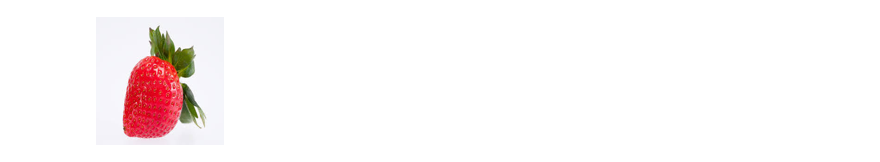
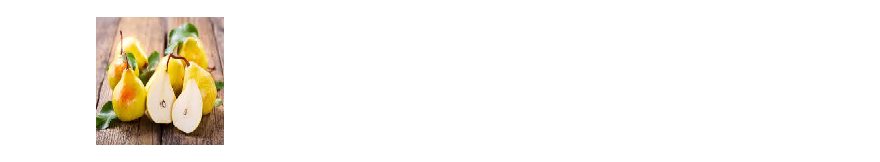
Before and after one commit to cortezm99/stats_project, a Jupyter notebook: classifier.ipynb, the cells around one changed output. Saved outputs shown, nothing was run; the diff lists cells and outputs as text; code cells hidden in the pictures.

```diff
--- a/classifier.ipynb
+++ b/classifier.ipynb
@@ -14,8 +14,14 @@ from tensorflow.keras.applications.vgg19 import VGG19
 # %%
 labels = ["organic", "recyclable"]
 # use an image of your choice and upload it then read it here
-img = Image.open("O_10.jpg")
-img = img.resize((128,128))
-img
+organic_test_img = Image.open("O.jpg")
+recycle_test_img = Image.open("R.jpg")
+organic_test_img = organic_test_img.convert("RGB")
+recycle_test_img = recycle_test_img.convert("RGB")
+
+organic_test_img = organic_test_img.resize((128,128))
+recycle_test_img = recycle_test_img.resize((128,128))
-# %% [output]
-[figure, removed]
+# %%
+organic_test_img
+# %% [output]
+[figure, added]
```
Also changed, not shown: parts of 8 cells of this notebook, 2 other files.
